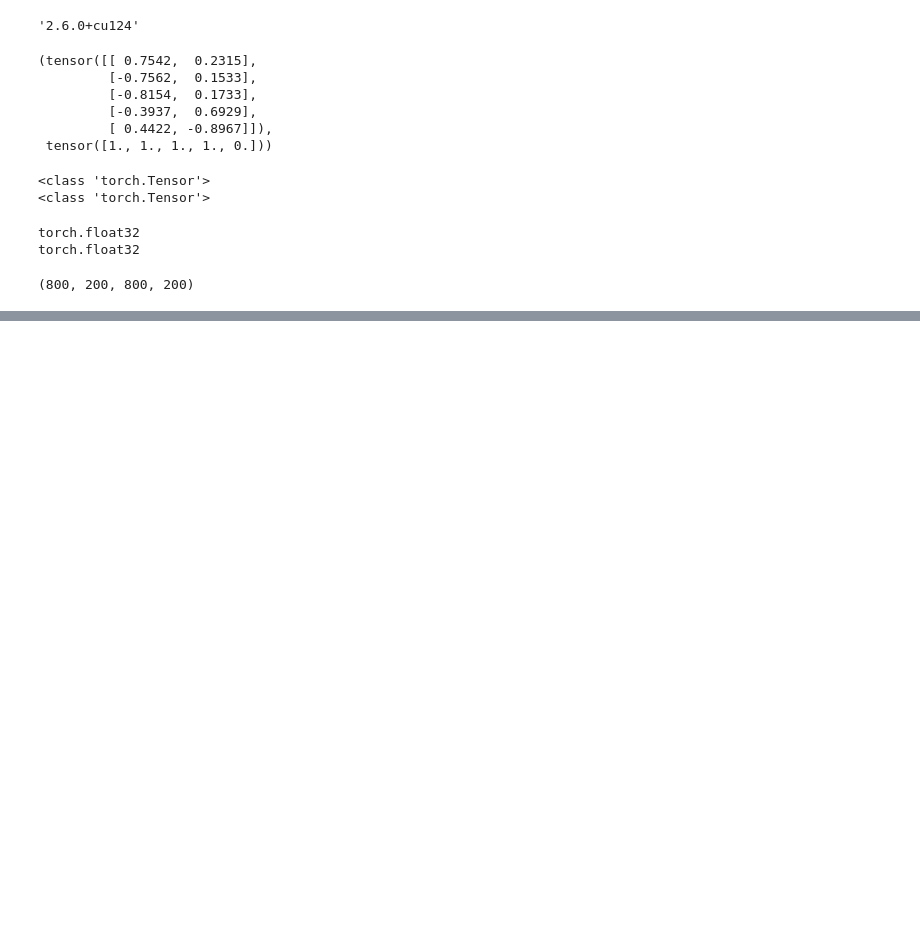
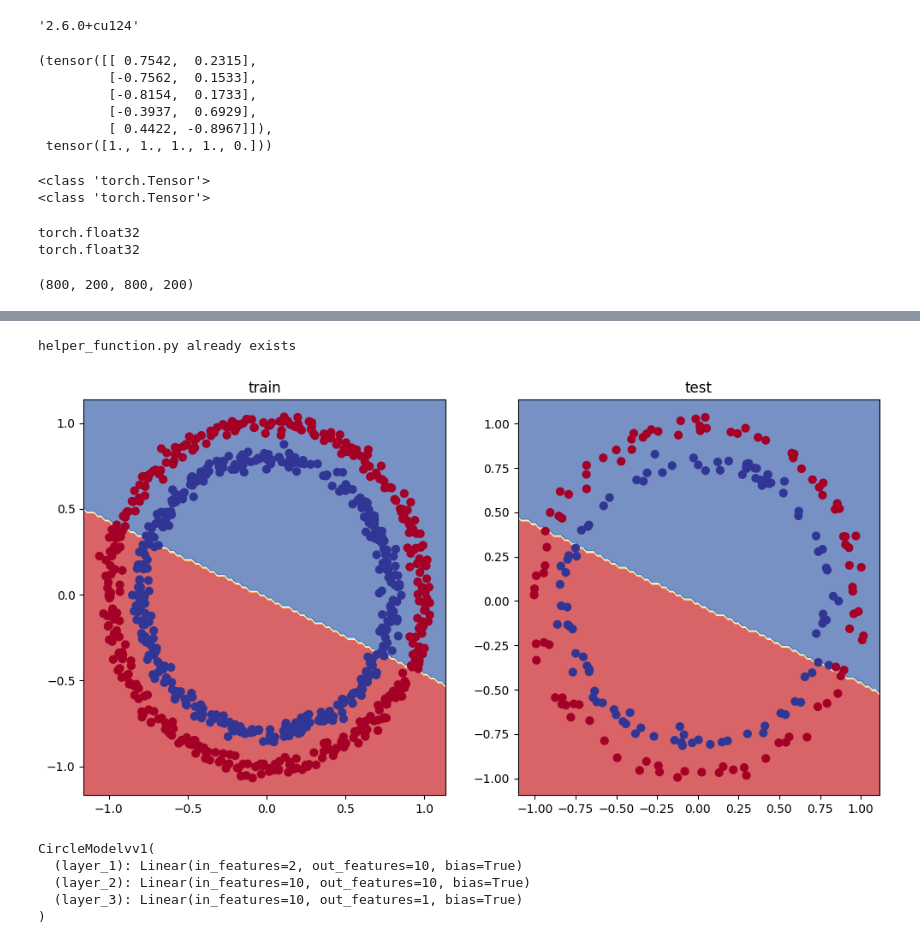
Before and after one commit to sanjaya999/Pytorch, a Jupyter notebook: neuralNetworkClassification.ipynb, the cells around one changed output, grey strips where cells are left out. Drawn from its saved outputs; the diff is of its cells as text; code cells hidden in the pictures; blank space fills up the shorter version.

```diff
--- a/neuralNetworkClassification.ipynb
+++ b/neuralNetworkClassification.ipynb
@@ -115,0 +211,6 @@ len(X_train ) , len(X_test),len(y_train ) , len(y_test)
+# %%
+#calculate accuracy
+def accuracy_fn(y_true , y_pred):
+  correct = torch.eq(y_true , y_pred).sum().item()
+  acc = (correct / len(y_pred)) * 100
+  return acc
@@ -115,0 +220,6 @@ len(X_train ) , len(X_test),len(y_train ) , len(y_test)
+# %%
+#view 1st 5 output of the forward pass on the test data
+model_0.eval()
+with torch.inference_mode():
+  y_logits = model_0(X_test.to(device))[:5]
+y_logits
@@ -115,0 +232,5 @@ len(X_train ) , len(X_test),len(y_train ) , len(y_test)
+# %%
+#use sigmoid activation function
+#prediction probability
+y_pred_probs = torch.sigmoid(y_logits)
+torch.round(y_pred_probs)
@@ -115,0 +243,7 @@ len(X_train ) , len(X_test),len(y_train ) , len(y_test)
+# %%
+#find predictied labels
+y_pred = torch.round(y_pred_probs)
+y_pred_labels = torch.round(torch.sigmoid(model_0(X_test.to(device))[:5]))
+print(torch.eq(y_pred.squeeze(), y_pred_labels.squeeze()))
+
+y_pred.squeeze()
@@ -115,0 +320,47 @@ len(X_train ) , len(X_test),len(y_train ) , len(y_test)
+# %%
+#4. make predictions and evalulate model by visulaizing as out model isnt learning anything
+
+import requests
+from pathlib import Path
+
+if Path("helper_function.py").is_file():
+  print("helper_function.py already exists")
+else:
+  print("downloading helper_function.py")
+  request  = requests.get("https://raw.githubusercontent.com/mrdbourke/pytorch-deep-learning/main/helper_functions.py")
+  with open("helper_function.py" , "wb") as f:
+    f.write(request.content)
+
+from helper_function import plot_predictions , plot_decision_boundary
+# %% [output]
+helper_function.py already exists
+# %%
+plt.figure(figsize = (12 , 6))
+plt.subplot(1,2,1)
+plt.title("train")
+plot_decision_boundary(model_0 , X_train , y_train)
+plt.subplot(1,2,2)
+plt.title("test")
+plot_decision_boundary(model_0 , X_test , y_test)
+# %% [output]
+[figure, added]
+# %%
+#improving a model
+class CircleModelvv1(nn.Module):
+  def __init__(self):
+    super().__init__()
+    self.layer_1 = nn.Linear(in_features=2 , out_features=10)
+    self.layer_2 = nn.Linear(in_features=10 , out_features=10)
+    self.layer_3 = nn.Linear(in_features=10 , out_features=1)
+
+  def forward(self , x):
+    return self.layer_3(self.layer_2(self.layer_1(x)))
+
+model_1 = CircleModelvv1().to(device)
+model_1
+# %% [output]
+CircleModelvv1(
+  (layer_1): Linear(in_features=2, out_features=10, bias=True)
+  (layer_2): Linear(in_features=10, out_features=10, bias=True)
+  (layer_3): Linear(in_features=10, out_features=1, bias=True)
+)
```
Also changed, not shown: parts of 22 cells of this notebook.
